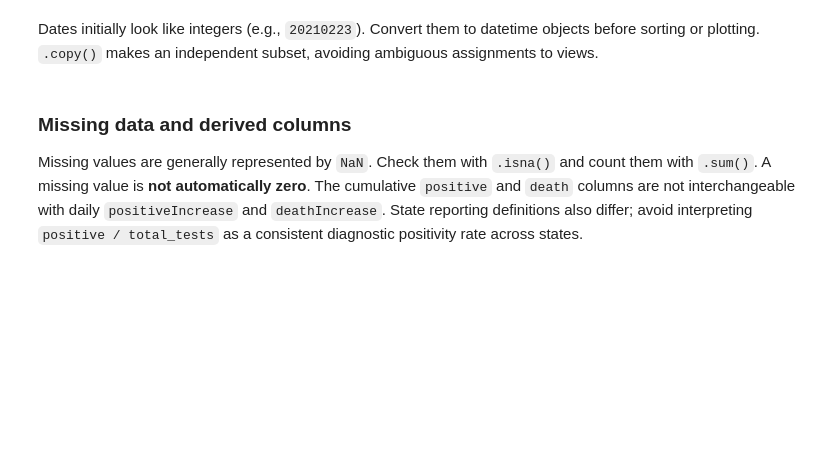
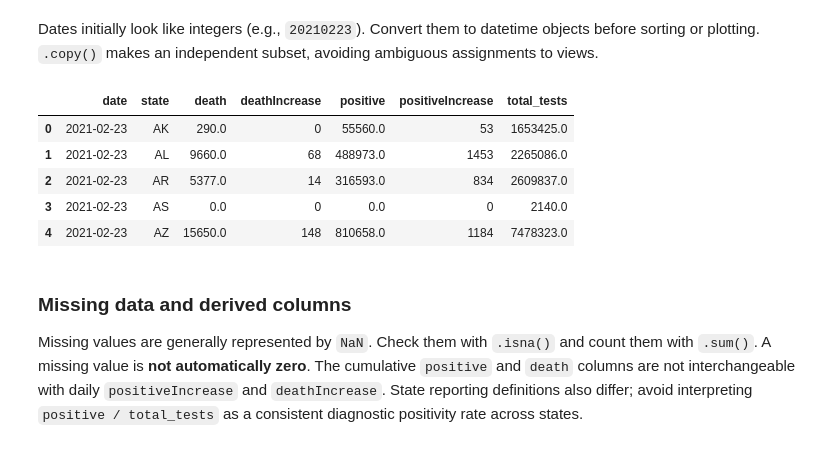
Before and after one commit to tparchman/F26_BIOL792, a Jupyter notebook: week12_python_pandasII/primer_python8_pandas_matplotlibdemo.ipynb, the cells around one changed output. Cells and saved outputs as stored; diff of their text form; code cells hidden in the pictures; blank space fills up the shorter version.

```diff
--- a/week12_python_pandasII/primer_python8_pandas_matplotlibdemo.ipynb
+++ b/week12_python_pandasII/primer_python8_pandas_matplotlibdemo.ipynb
@@ -41,12 +106,20 @@ Dates initially look like integers (e.g., `20210223`). Convert them to datetime
 # %%
 working_df = covid_df[["date", "state", "death", "deathIncrease", "positive", "positiveIncrease", "totalTestResults"]].copy()
 # Convert dates to pandas datetime format
 working_df["date"] = pd.to_datetime(working_df["date"])
 # Rename column
 working_df = working_df.rename(columns={"totalTestResults": "total_tests"})
 # Extract day of year
+#working_df.head()
 working_df["dayofyear"] = working_df["date"].dt.dayofyear
-working_df.head()
+#working_df.head()
+# %% [output]
+|  | date | state | death | deathIncrease | positive | positiveIncrease | total_tests |
+| 0 | 2021-02-23 | AK | 290.0 | 0 | 55560.0 | 53 | 1653425.0 |
+| 1 | 2021-02-23 | AL | 9660.0 | 68 | 488973.0 | 1453 | 2265086.0 |
+| 2 | 2021-02-23 | AR | 5377.0 | 14 | 316593.0 | 834 | 2609837.0 |
+| 3 | 2021-02-23 | AS | 0.0 | 0 | 0.0 | 0 | 2140.0 |
+| 4 | 2021-02-23 | AZ | 15650.0 | 148 | 810658.0 | 1184 | 7478323.0 |
 # %% [markdown]
 ### Missing data and derived columns
 
```
Also changed, not shown: parts of 23 cells of this notebook, 3 other files.
